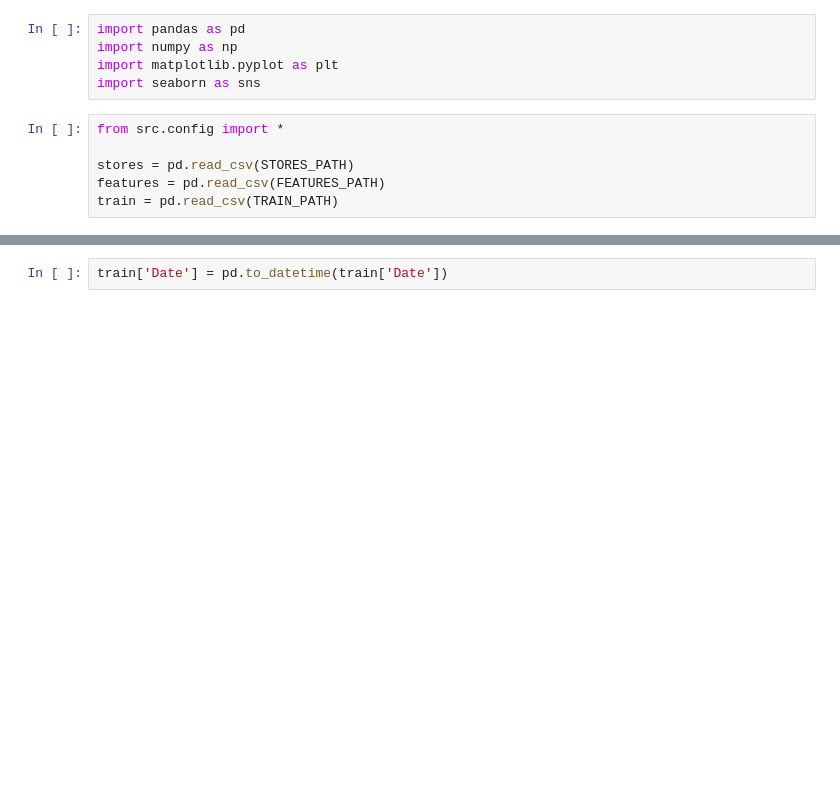
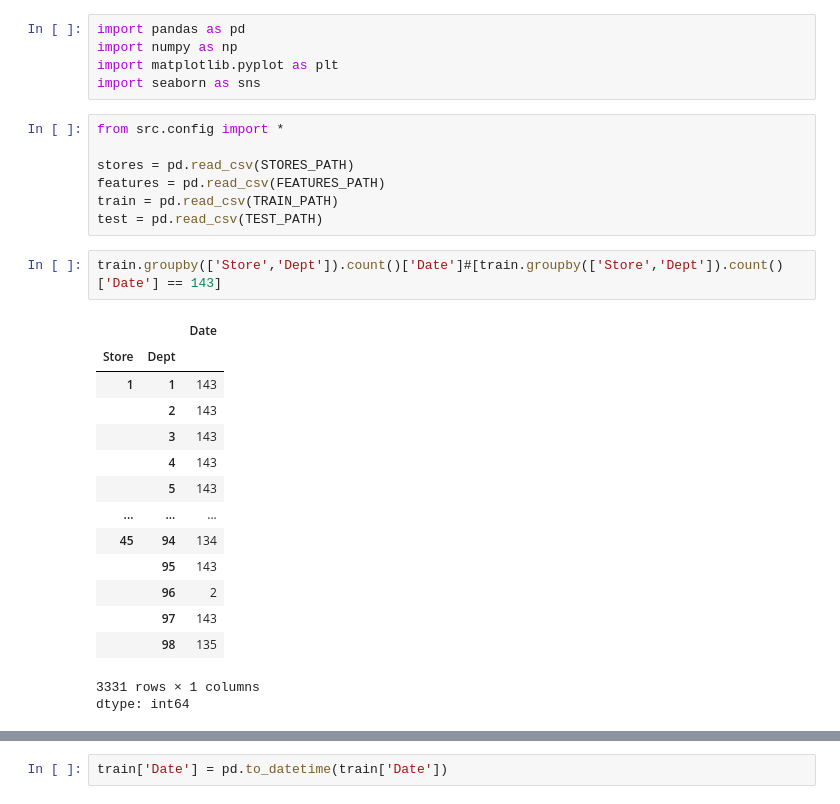
Before and after one commit to azhgh22/Walmart-Recruiting-Store-Sales-Forecasting, a Jupyter notebook: notebooks/statistical.ipynb, the cells around one changed output, grey strips where cells are left out. Cells and saved outputs as stored; diff of their text form; blank space fills up the shorter version.

```diff
--- a/notebooks/statistical.ipynb
+++ b/notebooks/statistical.ipynb
@@ -61,3 +61,22 @@ from src.config import *
 stores = pd.read_csv(STORES_PATH)
 features = pd.read_csv(FEATURES_PATH)
 train = pd.read_csv(TRAIN_PATH)
+test = pd.read_csv(TEST_PATH)
+# %%
+train.groupby(['Store','Dept']).count()['Date']#[train.groupby(['Store','Dept']).count()['Date'] == 143]
+# %% [output]
+|  |  | Date |
+| Store | Dept |  |
+| 1 | 1 | 143 |
+|  | 2 | 143 |
+|  | 3 | 143 |
+|  | 4 | 143 |
+|  | 5 | 143 |
+| ... | ... | ... |
+| 45 | 94 | 134 |
+|  | 95 | 143 |
+|  | 96 | 2 |
+|  | 97 | 143 |
+|  | 98 | 135 |
+3331 rows × 1 columns
+dtype: int64
```
Also changed, not shown: parts of 19 cells of this notebook.
